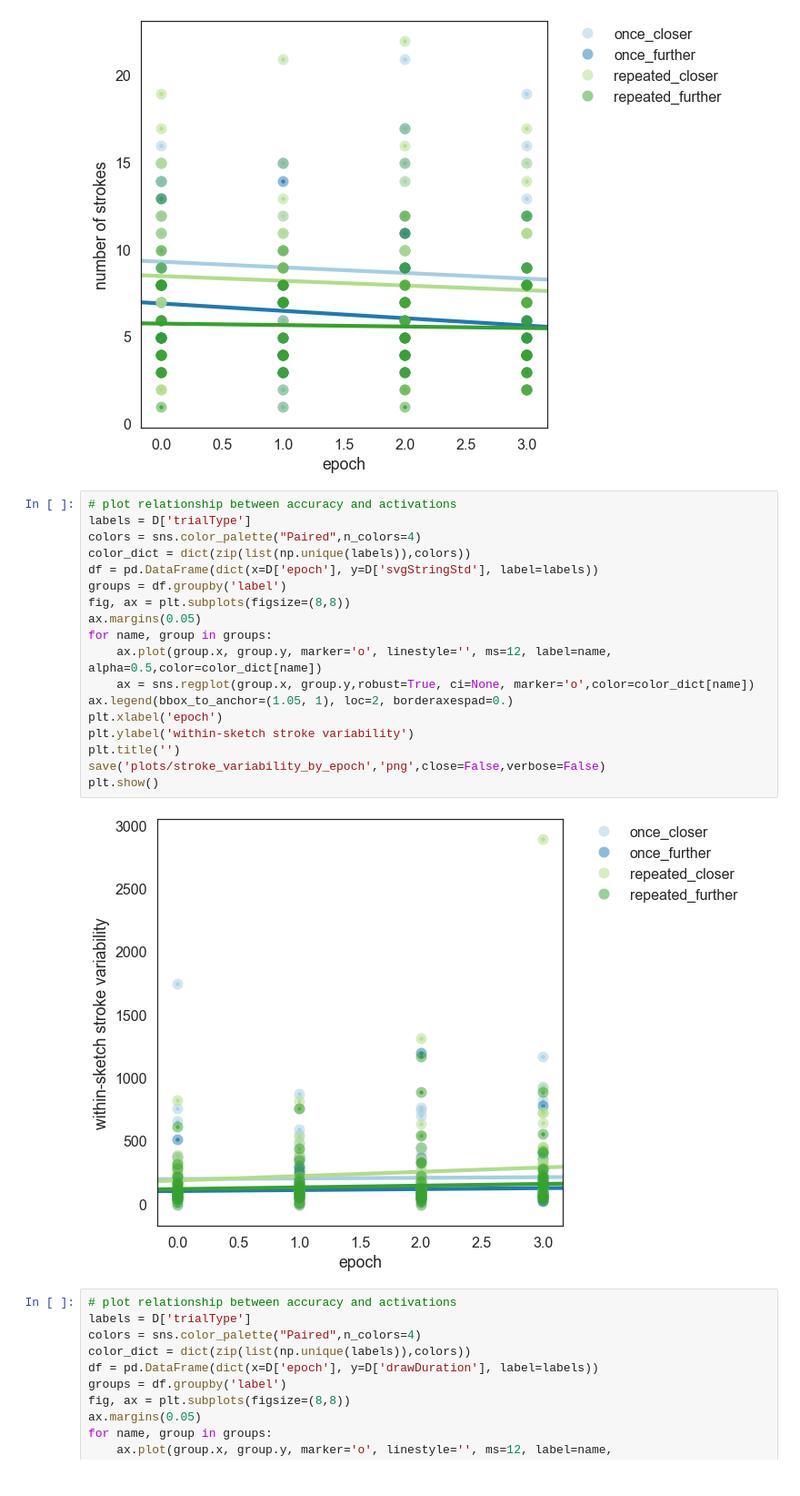
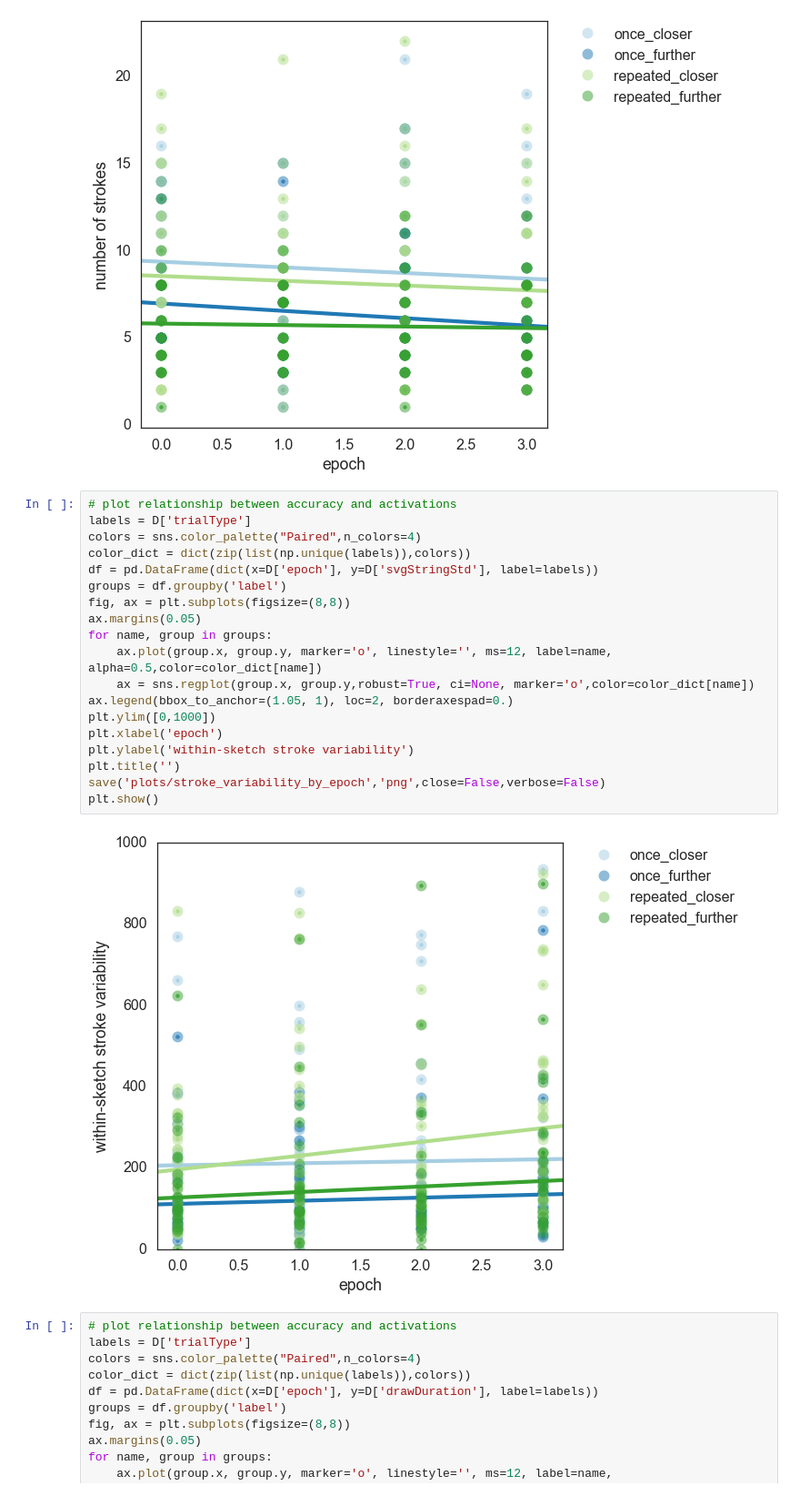
Before and after one commit to hawkrobe/reference_games, a Jupyter notebook: analysis/3dObjects/sketchpad_repeated/pilot_analysis.ipynb, the cells around one changed output. Shown at 91% size. Drawn from its saved outputs; the diff is of its cells as text.

```diff
--- a/analysis/3dObjects/sketchpad_repeated/pilot_analysis.ipynb
+++ b/analysis/3dObjects/sketchpad_repeated/pilot_analysis.ipynb
@@ -391,23 +392,24 @@ plt.show()
 # %%
 # plot relationship between accuracy and activations
 labels = D['trialType']
 colors = sns.color_palette("Paired",n_colors=4)
 color_dict = dict(zip(list(np.unique(labels)),colors))
 df = pd.DataFrame(dict(x=D['epoch'], y=D['svgStringStd'], label=labels))
 groups = df.groupby('label')
 fig, ax = plt.subplots(figsize=(8,8))
 ax.margins(0.05)
 for name, group in groups:
     ax.plot(group.x, group.y, marker='o', linestyle='', ms=12, label=name, alpha=0.5,color=color_dict[name])
     ax = sns.regplot(group.x, group.y,robust=True, ci=None, marker='o',color=color_dict[name])
 ax.legend(bbox_to_anchor=(1.05, 1), loc=2, borderaxespad=0.)
+plt.ylim([0,1000])
 plt.xlabel('epoch')
 plt.ylabel('within-sketch stroke variability')
 plt.title('')
 save('plots/stroke_variability_by_epoch','png',close=False,verbose=False)
 plt.show()
 # %% [output]
-[figure, old version]
+[figure, new version]
 # %%
 # plot relationship between accuracy and activations
 labels = D['trialType']
```
Also changed, not shown: parts of 9 cells of this notebook.
